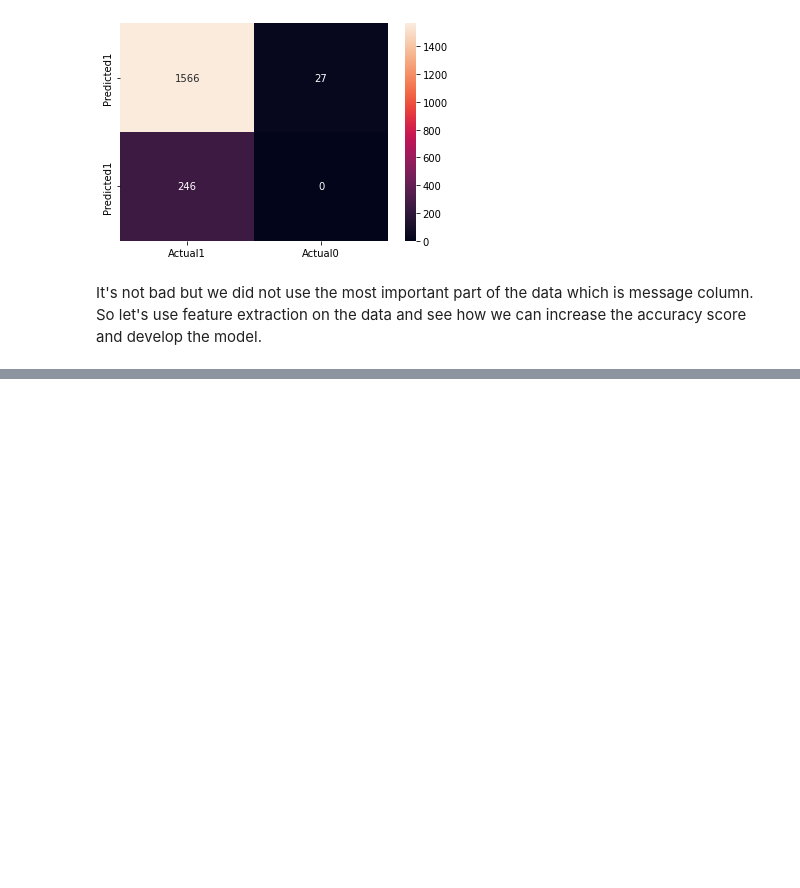
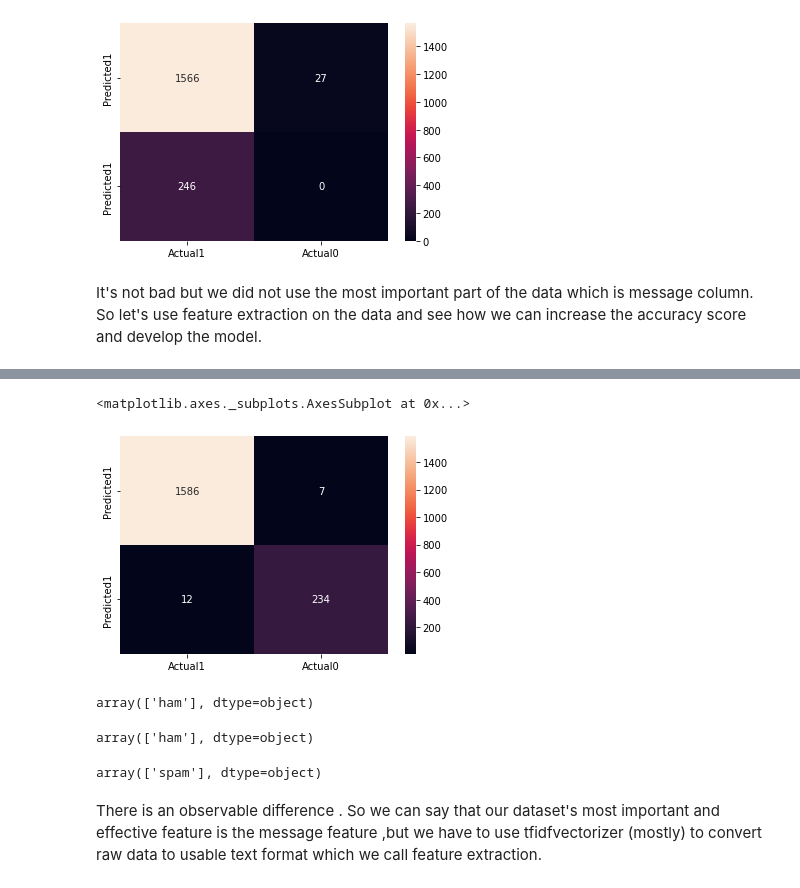
Before and after one commit to selennazlib/NaturalLanguageProcessingPortfolioProjects, a Jupyter notebook: SpamHamClassifier/SpamHamClassifier.ipynb, the cells around one changed output, grey strips where cells are left out. Saved outputs shown, nothing was run; the diff lists cells and outputs as text; code cells hidden in the pictures; blank space fills up the shorter version.

Commit message:
feature extraction method(tfidfvectorizer) used in project , results has been enhanced

```diff
--- a/SpamHamClassifier/SpamHamClassifier.ipynb
+++ b/SpamHamClassifier/SpamHamClassifier.ipynb
@@ -82,0 +88,6 @@ It's not bad but we did not use the most important part of the data which is mes
+# %%
+# split the data (include the message feature this time)
+X = sms_df['message']
+y = sms_df['label']
+
+X_train, X_test, y_train, y_test = train_test_split(X, y, random_state=42, test_size=0.33)
@@ -82,0 +97,7 @@ It's not bad but we did not use the most important part of the data which is mes
+# %%
+# create a pipeline
+from sklearn.pipeline import Pipeline
+
+pipe = Pipeline([('tfidf', TfidfVectorizer()), ('train', LinearSVC())])
+# %%
+pipe.fit(X_train, y_train)
@@ -82,0 +106,3 @@ It's not bad but we did not use the most important part of the data which is mes
+# %%
+# make predictions
+preds = pipe.predict(X_test)
@@ -82,0 +130,22 @@ It's not bad but we did not use the most important part of the data which is mes
+# %%
+con_df = pd.DataFrame(confusion_matrix(y_test, preds), columns=['Actual1', 'Actual0'], index=['Predicted1', 'Predicted1'])
+sns.heatmap(con_df, annot=True, fmt='g') # I used fmt to see actual values otherwise there were scientific notation
+# %% [output]
+<matplotlib.axes._subplots.AxesSubplot at 0x...>
+[figure, added]
+# %%
+# let's make a prediction on new data
+pipe.predict(['Hi Selen! How are you today?'])
+# %% [output]
+array(['ham'], dtype=object)
+# %%
+pipe.predict(['Urgent! Your daughter has been arrested in Las Vegas. Send bail money, right now! Western Union Wire $10,000']) # this is clearly a spam message but the model can't predict it
+# %% [output]
+array(['ham'], dtype=object)
+# %%
+pipe.predict(['Urgent! Your daughter has been arrested in Las Vegas. Send bail money, right now! Western Union Wire $10,000 http://this.isfake/text-messages'])
+# I repated the sentence with an external link and model finally classified it as a spam it means that links are the substantial way to classfy messages as spam or ham
+# %% [output]
+array(['spam'], dtype=object)
+# %% [markdown]
+There is an observable difference . So we can say that our dataset's most important and effective feature is the message feature ,but we have to use tfidfvectorizer (mostly) to convert raw data to usable text format which we call feature extraction.
```
Also changed, not shown: parts of 4 cells of this notebook.
